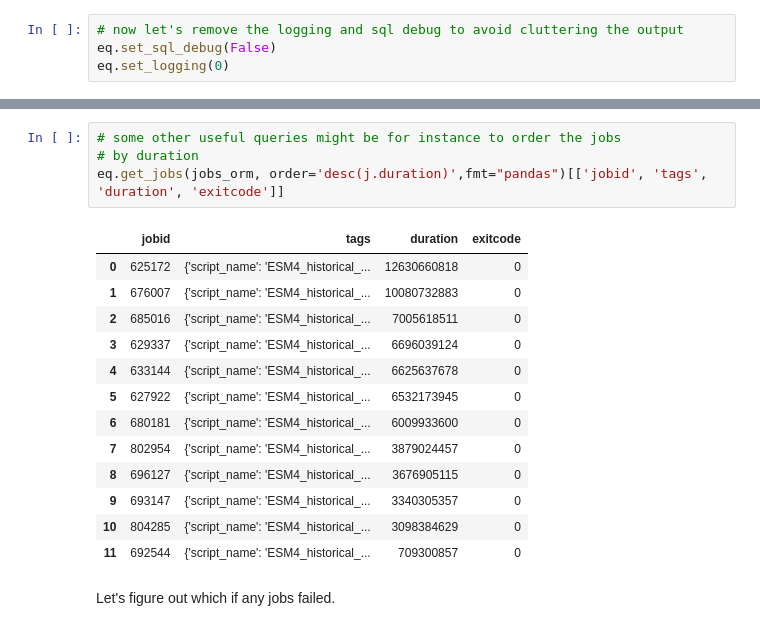
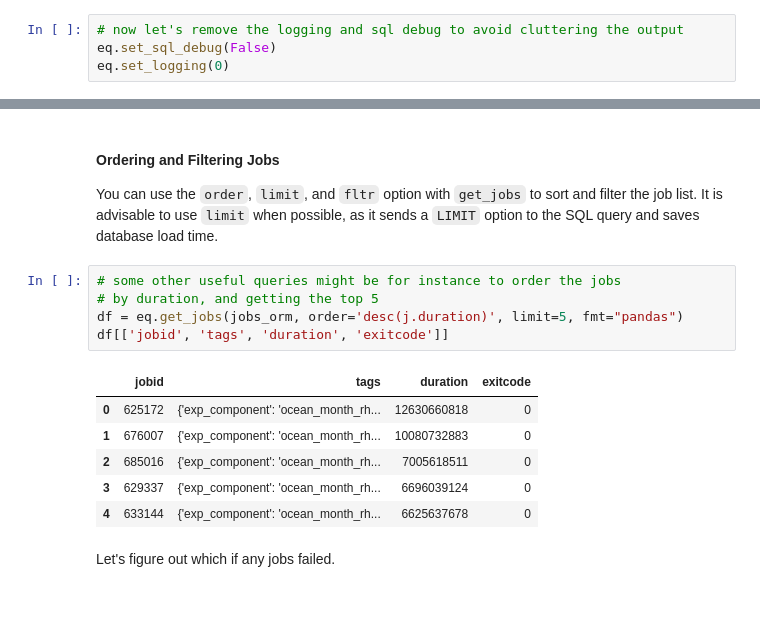
Before and after one commit to ilaflott/epmt, a Jupyter notebook: Query-API.ipynb, the cells around one changed output, grey strips where cells are left out. Saved outputs shown, nothing was run; the diff lists cells and outputs as text; blank space fills up the shorter version.

```diff
--- a/Query-API.ipynb
+++ b/Query-API.ipynb
@@ -215,21 +262,21 @@ eq.select((j.jobid, j.tags) for j in jobs_orm)[:]
+# %% [markdown]
+#### <a name="jobs-order-filter">Ordering and Filtering Jobs</a>
+
+You can use the `order`, `limit`, and `fltr` option with `get_jobs` to sort and filter the job list.
+It is advisable to use `limit` when possible, as it sends a `LIMIT` option to the SQL query
+and saves database load time.
 # %%
 # some other useful queries might be for instance to order the jobs
-# by duration
-eq.get_jobs(jobs_orm, order='desc(j.duration)',fmt="pandas")[['jobid', 'tags', 'duration', 'exitcode']]
+# by duration, and getting the top 5
+df = eq.get_jobs(jobs_orm, order='desc(j.duration)', limit=5, fmt="pandas")
+df[['jobid', 'tags', 'duration', 'exitcode']]
 # %% [output]
 |  | jobid | tags | duration | exitcode |
-| 0 | 625172 | {'script_name': 'ESM4_historical_... | 12630660818 | 0 |
-| 1 | 676007 | {'script_name': 'ESM4_historical_... | 10080732883 | 0 |
-| 2 | 685016 | {'script_name': 'ESM4_historical_... | 7005618511 | 0 |
-| 3 | 629337 | {'script_name': 'ESM4_historical_... | 6696039124 | 0 |
-| 4 | 633144 | {'script_name': 'ESM4_historical_... | 6625637678 | 0 |
-| 5 | 627922 | {'script_name': 'ESM4_historical_... | 6532173945 | 0 |
-| 6 | 680181 | {'script_name': 'ESM4_historical_... | 6009933600 | 0 |
-| 7 | 802954 | {'script_name': 'ESM4_historical_... | 3879024457 | 0 |
-| 8 | 696127 | {'script_name': 'ESM4_historical_... | 3676905115 | 0 |
-| 9 | 693147 | {'script_name': 'ESM4_historical_... | 3340305357 | 0 |
-| 10 | 804285 | {'script_name': 'ESM4_historical_... | 3098384629 | 0 |
-| 11 | 692544 | {'script_name': 'ESM4_historical_... | 709300857 | 0 |
+| 0 | 625172 | {'exp_component': 'ocean_month_rh... | 12630660818 | 0 |
+| 1 | 676007 | {'exp_component': 'ocean_month_rh... | 10080732883 | 0 |
+| 2 | 685016 | {'exp_component': 'ocean_month_rh... | 7005618511 | 0 |
+| 3 | 629337 | {'exp_component': 'ocean_month_rh... | 6696039124 | 0 |
+| 4 | 633144 | {'exp_component': 'ocean_month_rh... | 6625637678 | 0 |
 # %% [markdown]
 <a name="failed-jobs"></a>Let's figure out which if any jobs failed.
 # %%
```
Also changed, not shown: parts of 82 cells of this notebook, 1 other file.
